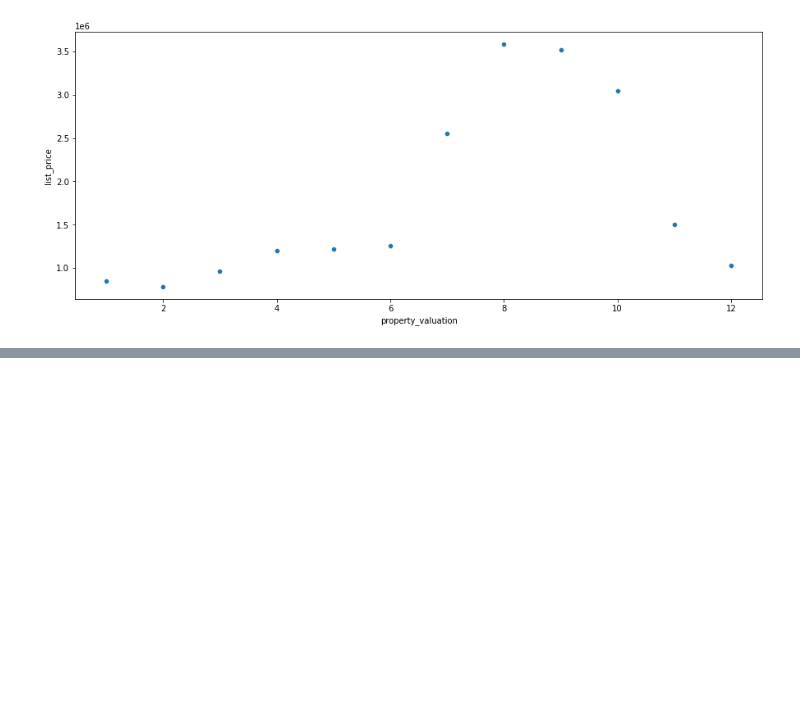
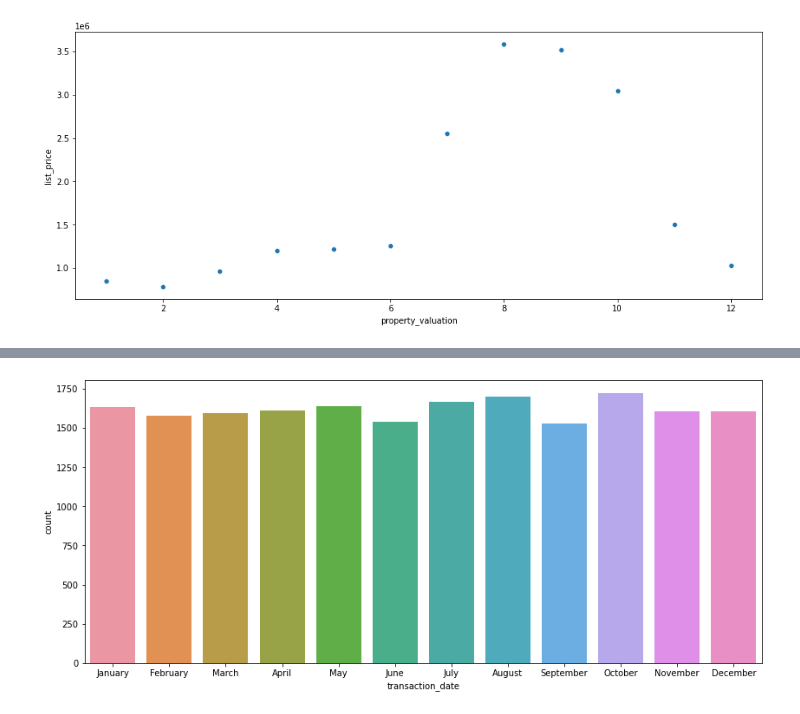
Before and after one commit to abhinay-bandooni/KPMG-Virtual-Internship, a Jupyter notebook: KPMG Virtual Internship.ipynb, the cells around one changed output, grey strips where cells are left out. Saved outputs shown, nothing was run; the diff lists cells and outputs as text; code cells hidden in the pictures; blank space fills up the shorter version.

```diff
--- a/KPMG Virtual Internship.ipynb
+++ b/KPMG Virtual Internship.ipynb
@@ -1226,0 +1235,7 @@ sns.scatterplot(data=pvaluation_wise_rev.groupby(['property_valuation']).sum().r
+# %%
+# Transaction_date doesn't have any specific month when transactions are significantly more frequent
+plt.figure(figsize=(14,6))
+sns.countplot(merged_data.transaction_date.dt.month_name(),
+              order=['January','February','March','April','May','June','July','August','September','October','November','December']);
+# %% [output]
+[figure, added]
```
Also changed, not shown: parts of 11 cells of this notebook.
